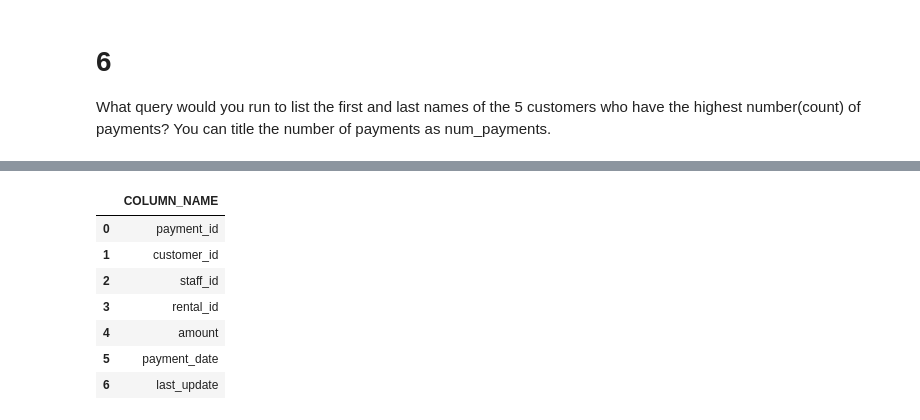
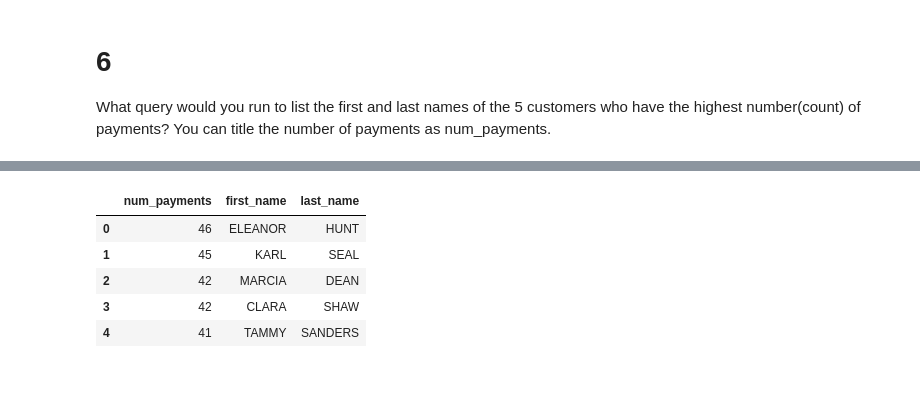
Before and after one commit to daisy-rivera/Sakila, a Jupyter notebook: Sakila Core Assignment.ipynb, the cells around one changed output, grey strips where cells are left out. Saved outputs shown, nothing was run; the diff lists cells and outputs as text; code cells hidden in the pictures; blank space fills up the shorter version.

```diff
--- a/Sakila Core Assignment.ipynb
+++ b/Sakila Core Assignment.ipynb
@@ -258,22 +247,21 @@ pd.read_sql_query(sql, engine)
-# %%
-# to view all column names from a table
-
-# Write your SQL query in this string
-q = """
-SELECT COLUMN_NAME
-FROM INFORMATION_SCHEMA.COLUMNS
-WHERE TABLE_NAME = 'payment'
-ORDER BY ORDINAL_POSITION
-
-"""
-# Read the sql query into pandas to view the results
-pd.read_sql_query(q, engine)
-# %% [output]
-|  | COLUMN_NAME |
-| 0 | payment_id |
-| 1 | customer_id |
-| 2 | staff_id |
-| 3 | rental_id |
-| 4 | amount |
-| 5 | payment_date |
-| 6 | last_update |
+# %%
+# Write your SQL query in this string
+sql = """
+SELECT COUNT(payment_id) AS num_payments,c.first_name, c.last_name
+FROM customer as c
+JOIN payment as p
+ON c.customer_id = p.customer_id
+GROUP BY p.customer_id
+ORDER BY num_payments DESC
+LIMIT 5;
+
+"""
+# Read the sql query into pandas to view the results
+pd.read_sql_query(sql, engine)
+# %% [output]
+|  | num_payments | first_name | last_name |
+| 0 | 46 | ELEANOR | HUNT |
+| 1 | 45 | KARL | SEAL |
+| 2 | 42 | MARCIA | DEAN |
+| 3 | 42 | CLARA | SHAW |
+| 4 | 41 | TAMMY | SANDERS |
```
Also changed, not shown: parts of 1 cell of this notebook.
